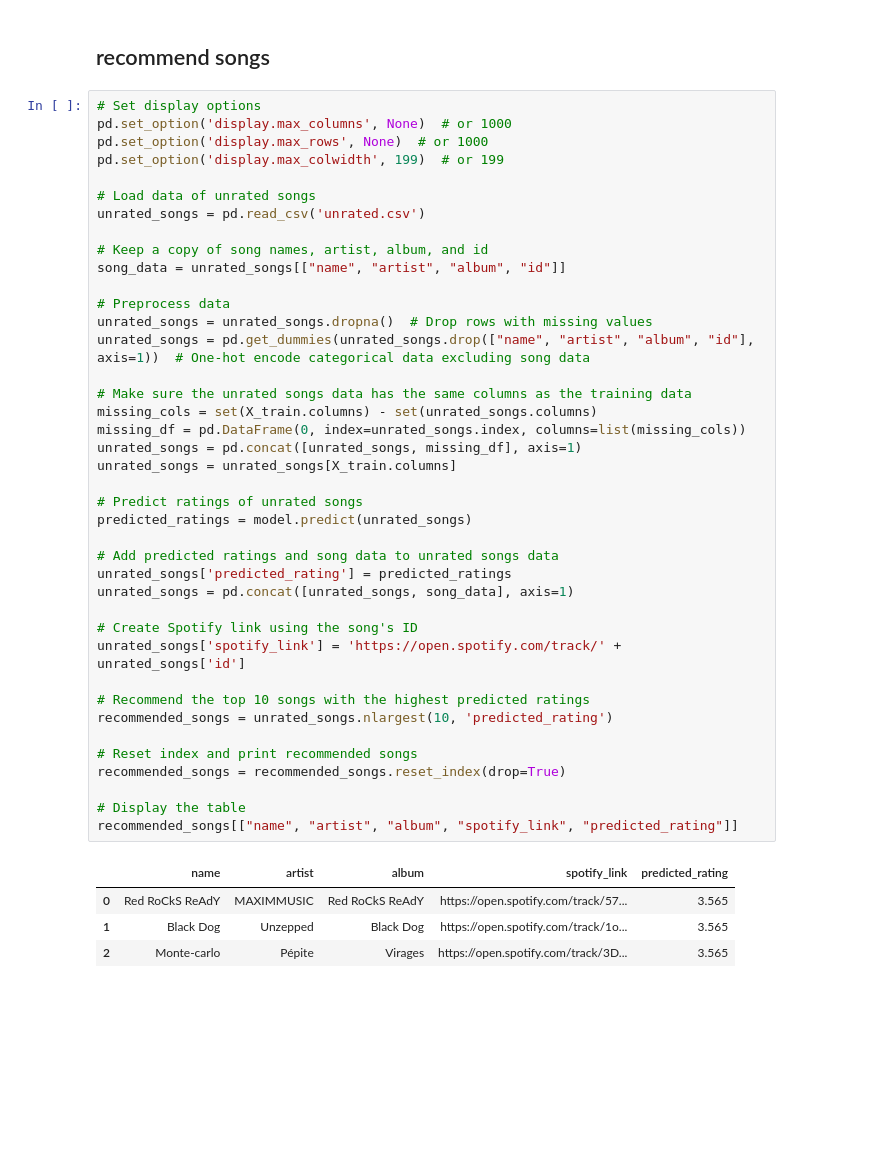
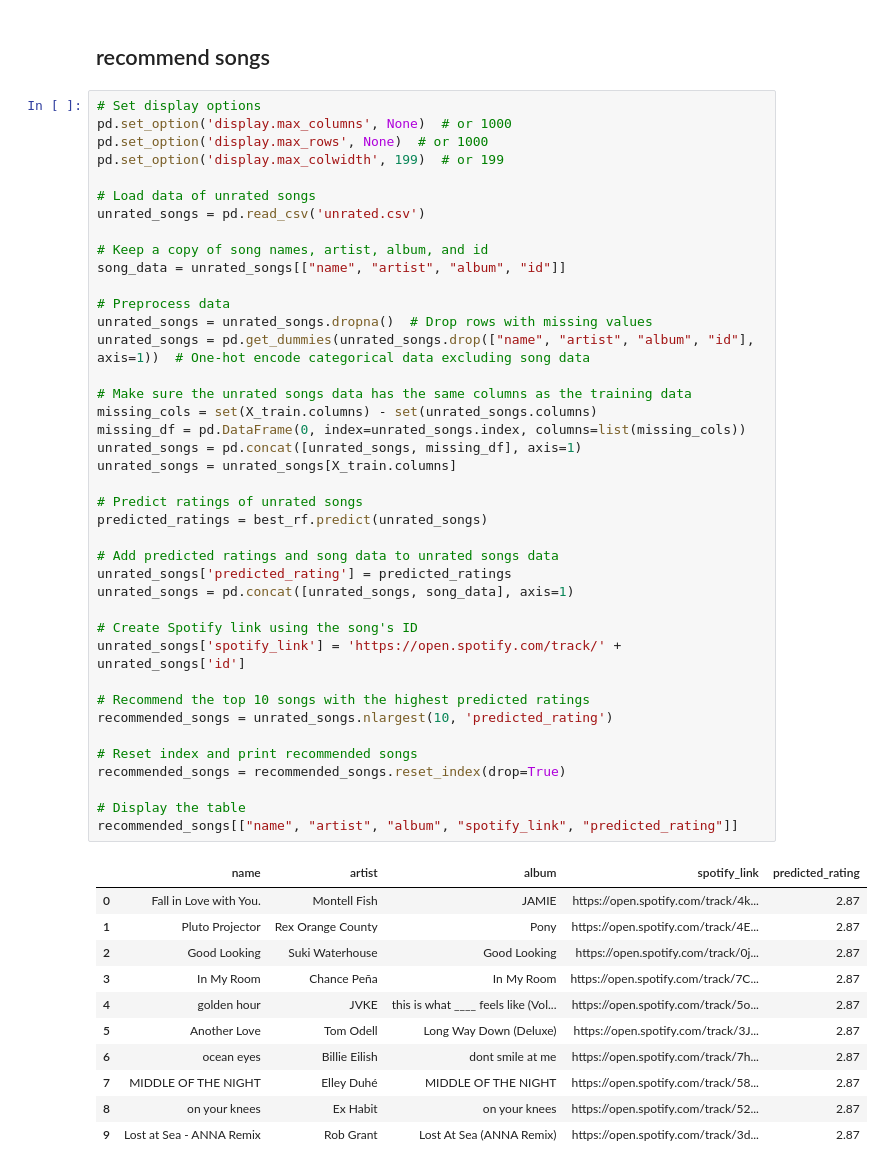
Before and after one commit to brimell/spicetify-star-ratings, a Jupyter notebook: ai/analysis.ipynb, the cells around one changed output. Cells and saved outputs as stored; diff of their text form; blank space fills up the shorter version.

```diff
--- a/ai/analysis.ipynb
+++ b/ai/analysis.ipynb
@@ -251,37 +280,44 @@ song_data = unrated_songs[["name", "artist", "album", "id"]]
 
 # Preprocess data
 unrated_songs = unrated_songs.dropna()  # Drop rows with missing values
 unrated_songs = pd.get_dummies(unrated_songs.drop(["name", "artist", "album", "id"], axis=1))  # One-hot encode categorical data excluding song data
 
 # Make sure the unrated songs data has the same columns as the training data
 missing_cols = set(X_train.columns) - set(unrated_songs.columns)
 missing_df = pd.DataFrame(0, index=unrated_songs.index, columns=list(missing_cols))
 unrated_songs = pd.concat([unrated_songs, missing_df], axis=1)
 unrated_songs = unrated_songs[X_train.columns]
 
 # Predict ratings of unrated songs
-predicted_ratings = model.predict(unrated_songs)
+predicted_ratings = best_rf.predict(unrated_songs)
 
 # Add predicted ratings and song data to unrated songs data
 unrated_songs['predicted_rating'] = predicted_ratings
 unrated_songs = pd.concat([unrated_songs, song_data], axis=1)
 
 # Create Spotify link using the song's ID
 unrated_songs['spotify_link'] = 'https://open.spotify.com/track/' + unrated_songs['id']
 
 # Recommend the top 10 songs with the highest predicted ratings
 recommended_songs = unrated_songs.nlargest(10, 'predicted_rating')
 
 # Reset index and print recommended songs
 recommended_songs = recommended_songs.reset_index(drop=True)
 
 # Display the table
 recommended_songs[["name", "artist", "album", "spotify_link", "predicted_rating"]]
 # %% [output]
 |  | name | artist | album | spotify_link | predicted_rating |
-| 0 | Red RoCkS ReAdY | MAXIMMUSIC | Red RoCkS ReAdY | https://open.spotify.com/track/57... | 3.565 |
-| 1 | Black Dog | Unzepped | Black Dog | https://open.spotify.com/track/1o... | 3.565 |
-| 2 | Monte-carlo | Pépite | Virages | https://open.spotify.com/track/3D... | 3.565 |
+| 0 | Fall in Love with You. | Montell Fish | JAMIE | https://open.spotify.com/track/4k... | 2.87 |
+| 1 | Pluto Projector | Rex Orange County | Pony | https://open.spotify.com/track/4E... | 2.87 |
+| 2 | Good Looking | Suki Waterhouse | Good Looking | https://open.spotify.com/track/0j... | 2.87 |
+| 3 | In My Room | Chance Peña | In My Room | https://open.spotify.com/track/7C... | 2.87 |
+| 4 | golden hour | JVKE | this is what ____ feels like (Vol... | https://open.spotify.com/track/5o... | 2.87 |
+| 5 | Another Love | Tom Odell | Long Way Down (Deluxe) | https://open.spotify.com/track/3J... | 2.87 |
+| 6 | ocean eyes | Billie Eilish | dont smile at me | https://open.spotify.com/track/7h... | 2.87 |
+| 7 | MIDDLE OF THE NIGHT | Elley Duhé | MIDDLE OF THE NIGHT | https://open.spotify.com/track/58... | 2.87 |
+| 8 | on your knees | Ex Habit | on your knees | https://open.spotify.com/track/52... | 2.87 |
+| 9 | Lost at Sea - ANNA Remix | Rob Grant | Lost At Sea (ANNA Remix) | https://open.spotify.com/track/3d... | 2.87 |
 # %%
 # Load data of unrated songs
 unrated_songs = pd.read_csv('unrated.csv')
```
Also changed, not shown: parts of 6 cells of this notebook, 1 other file.
